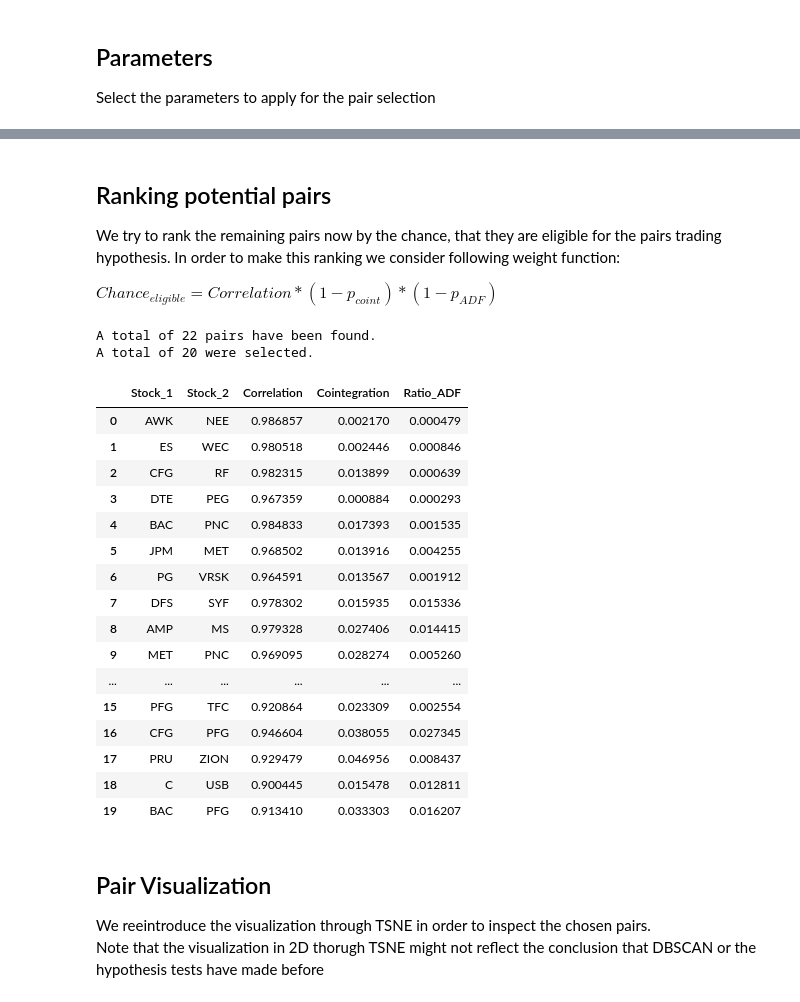
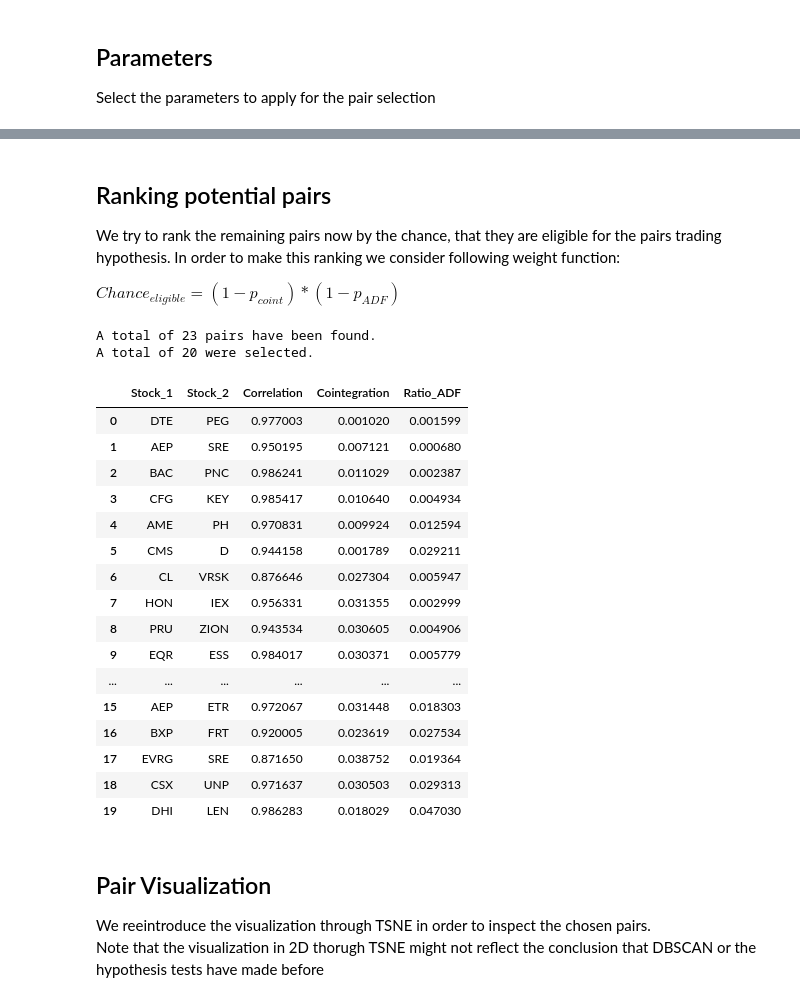
Before and after one commit to dasoaujisi/FDS-Project, a Jupyter notebook: Pair_Selection_rework.ipynb, the cells around one changed output, grey strips where cells are left out. Saved outputs shown, nothing was run; the diff lists cells and outputs as text; code cells hidden in the pictures.

```diff
--- a/Pair_Selection_rework.ipynb
+++ b/Pair_Selection_rework.ipynb
@@ -27,7 +27,7 @@ import requests
 Select the parameters to apply for the pair selection
 # %%
 # Minimum correlation
-min_corr = 0.9
+min_corr = 0
 
 # Max p-value to dismiss the h0-hypothesis in the cointegration test
 pmax_coint = 0.05
@@ -51,2 +51,13 @@ We check the identified clusters for stock pairs. In order to be considered as a
     2. Check if the Cointegration hypothesis ho is dismissed
     3. Check if the Augmented Dickey-Fuller hypothesis ho is dismissed
+# %%
+# Correlation test for the remaining stocks
+corr = selected_data.corr()
+
+# We investigate the correlation within a single cluster
+cluster_to_investigate =2
+cluster_stocks= selected_clusters[selected_clusters["Cluster"]==cluster_to_investigate]
+plt.figure(figsize=(10, 6))
+sns.heatmap(selected_data[cluster_stocks["Stock"]].corr(), annot=True)
+plt.savefig(f'Correlation_Cluster_{cluster_to_investigate}.png',format='png', bbox_inches='tight')
+plt.show()
@@ -53,7 +66,26 @@ We check the identified clusters for stock pairs. In order to be considered as a
+# %%
+#We also want to create a table giving us the KPIs of each pair
+cluster_oversight =set()
+for pair in combinations(selected_clusters.loc[selected_clusters["Cluster"] == cluster_to_investigate, "Stock"], 2):
+        stock1, stock2 = pair
+        # Correlation
+        correlation = corr[stock1][stock2]
+        #Cointegration
+        coint = sm.tsa.coint(selected_data[stock1], selected_data[stock2])
+        # Augmented Dickey-Fuller Test
+        first_ADF = adfuller(selected_data[stock1])                             # Stationarity of stock 1
+        second_ADF = adfuller(selected_data[stock2])                            # Stationarity of stock 2
+        Spread_ADF = adfuller(selected_data[stock1] - selected_data[stock2])    # Stationarity of the spread between stock 1 and 2
+        Ratio_ADF = adfuller(selected_data[stock1] / selected_data[stock2])     # Stationarity of the ratio of stock 1 and 2
+
+        # We save the correlation as well as the p-values of the cointegration and the ADF
+        cluster_oversight.add((stock1, stock2, correlation,coint[1],first_ADF[1],second_ADF[1],Spread_ADF[1],Ratio_ADF[1]))
+
+cluster_oversight = pd.DataFrame(cluster_oversight, columns=["Stock 1","Stock 2","Correlation","Cointegration","ADF Stock 1","ADF Stock 2","ADF Spread","ADF Ratio"])
+cluster_oversight.to_excel("ClusterOversight.xlsx", index = False)
 # %%
-# Correlation test for the remaining stocks
-corr = selected_data.corr()
-eligible_pairs_list = set()
+# Now we apply our heuristics all clusters to identify all potential stock pairings
+ligible_pairs_list = set()
 
 for cluster in selected_clusters["Cluster"].unique():
     for pair in combinations(selected_clusters.loc[selected_clusters["Cluster"] == cluster, "Stock"], 2):
@@ -61,7 +93,7 @@ for cluster in selected_clusters["Cluster"].unique():
         stock1, stock2 = pair
 
         # Determine correlation value
-        correlation = abs(corr[stock1][stock2])
+        correlation = corr[stock1][stock2]
 
         # Check if Correlation is significant
         # Note: Dismiss correlation equal to 1 since this is realisticly only possible between the same stock
@@ -85,41 +117,41 @@ for cluster in selected_clusters["Cluster"].unique():
 ## Ranking potential pairs
 We try to rank the remaining pairs now by the chance, that they are eligible for the pairs trading hypothesis. In order to make this ranking we consider following weight function:
 
-$ Chance_{eligible} = Correlation * (1-p_{coint}) *(1-p_{ADF})$
+$ Chance_{eligible} = (1-p_{coint}) *(1-p_{ADF})$
 # %%
 # Sort identified pairs by their test results
-sorted_eligible_pairs = sorted(eligible_pairs_list, key=lambda x: x[2]*(1-x[3])*(1-x[4]), reverse=True)
+sorted_eligible_pairs = sorted(eligible_pairs_list, key=lambda x: (1-x[3])*(1-x[4]), reverse=True)
 
 # Create a DataFrame to store informations
 sorted_eligible_pairs_df = pd.DataFrame(sorted_eligible_pairs, columns=['Stock_1', 'Stock_2', 'Correlation', 'Cointegration','Ratio_ADF'])
 
 # In case of too many pairs we select n pairs to our convenience
 selected_pairs = sorted_eligible_pairs[:max_quantity_pairs]
 
 # Print the selected pairs
 print("\nA total of "+str(len(sorted_eligible_pairs))+" pairs have been found.")
 print(f"A total of {len(selected_pairs)} were selected.")
 sorted_eligible_pairs_df[:max_quantity_pairs]
 # %% [output]
-A total of 22 pairs have been found.
+A total of 23 pairs have been found.
 A total of 20 were selected.
 |  | Stock_1 | Stock_2 | Correlation | Cointegration | Ratio_ADF |
-| 0 | AWK | NEE | 0.986857 | 0.002170 | 0.000479 |
-| 1 | ES | WEC | 0.980518 | 0.002446 | 0.000846 |
-| 2 | CFG | RF | 0.982315 | 0.013899 | 0.000639 |
-| 3 | DTE | PEG | 0.967359 | 0.000884 | 0.000293 |
-| 4 | BAC | PNC | 0.984833 | 0.017393 | 0.001535 |
-| 5 | JPM | MET | 0.968502 | 0.013916 | 0.004255 |
-| 6 | PG | VRSK | 0.964591 | 0.013567 | 0.001912 |
-| 7 | DFS | SYF | 0.978302 | 0.015935 | 0.015336 |
-| 8 | AMP | MS | 0.979328 | 0.027406 | 0.014415 |
-| 9 | MET | PNC | 0.969095 | 0.028274 | 0.005260 |
+| 0 | DTE | PEG | 0.977003 | 0.001020 | 0.001599 |
+| 1 | AEP | SRE | 0.950195 | 0.007121 | 0.000680 |
+| 2 | BAC | PNC | 0.986241 | 0.011029 | 0.002387 |
+| 3 | CFG | KEY | 0.985417 | 0.010640 | 0.004934 |
+| 4 | AME | PH | 0.970831 | 0.009924 | 0.012594 |
+| 5 | CMS | D | 0.944158 | 0.001789 | 0.029211 |
+| 6 | CL | VRSK | 0.876646 | 0.027304 | 0.005947 |
+| 7 | HON | IEX | 0.956331 | 0.031355 | 0.002999 |
+| 8 | PRU | ZION | 0.943534 | 0.030605 | 0.004906 |
+| 9 | EQR | ESS | 0.984017 | 0.030371 | 0.005779 |
 | ... | ... | ... | ... | ... | ... |
-| 15 | PFG | TFC | 0.920864 | 0.023309 | 0.002554 |
-| 16 | CFG | PFG | 0.946604 | 0.038055 | 0.027345 |
-| 17 | PRU | ZION | 0.929479 | 0.046956 | 0.008437 |
-| 18 | C | USB | 0.900445 | 0.015478 | 0.012811 |
-| 19 | BAC | PFG | 0.913410 | 0.033303 | 0.016207 |
+| 15 | AEP | ETR | 0.972067 | 0.031448 | 0.018303 |
+| 16 | BXP | FRT | 0.920005 | 0.023619 | 0.027534 |
+| 17 | EVRG | SRE | 0.871650 | 0.038752 | 0.019364 |
+| 18 | CSX | UNP | 0.971637 | 0.030503 | 0.029313 |
+| 19 | DHI | LEN | 0.986283 | 0.018029 | 0.047030 |
 # %% [markdown]
 ## Pair Visualization
 We reeintroduce the visualization through TSNE in order to inspect the chosen pairs.
```
Also changed, not shown: parts of 2 cells of this notebook, 4 other files.
